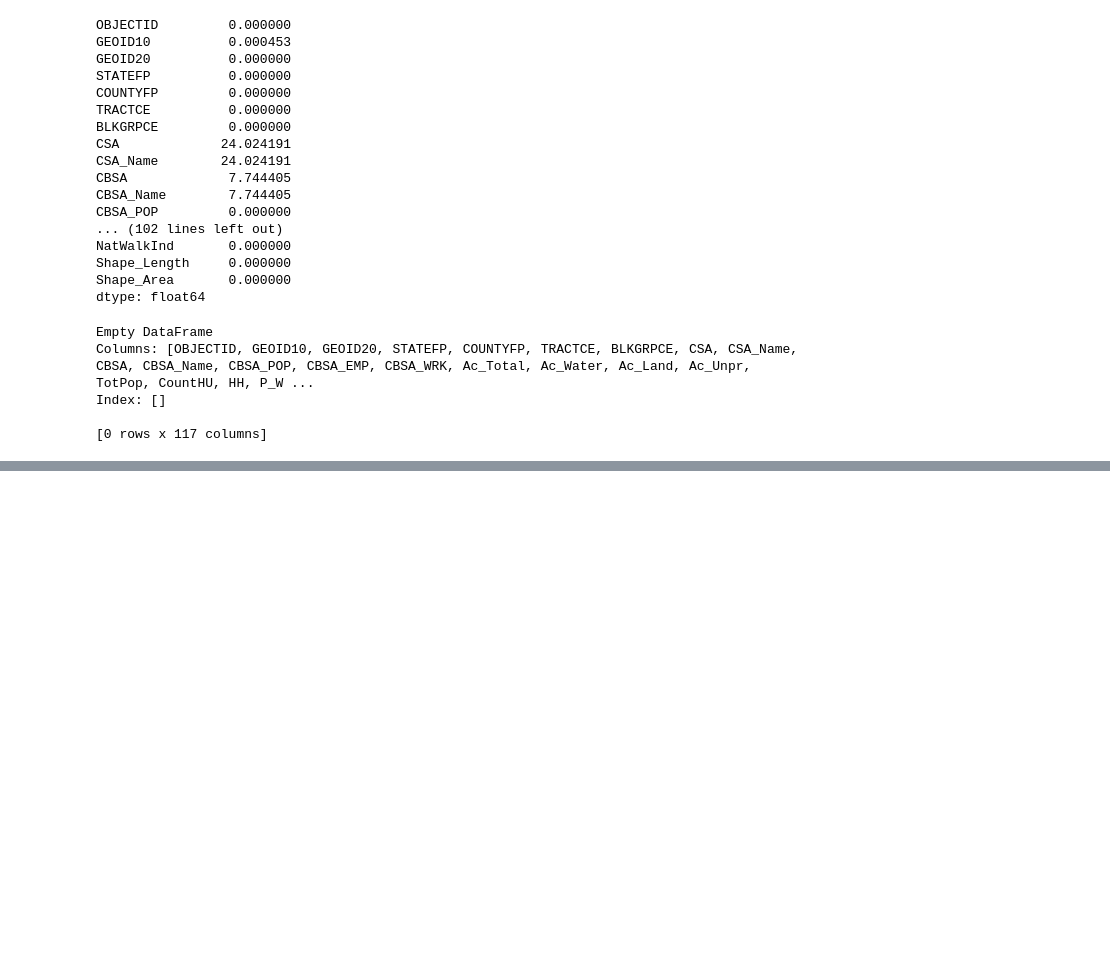
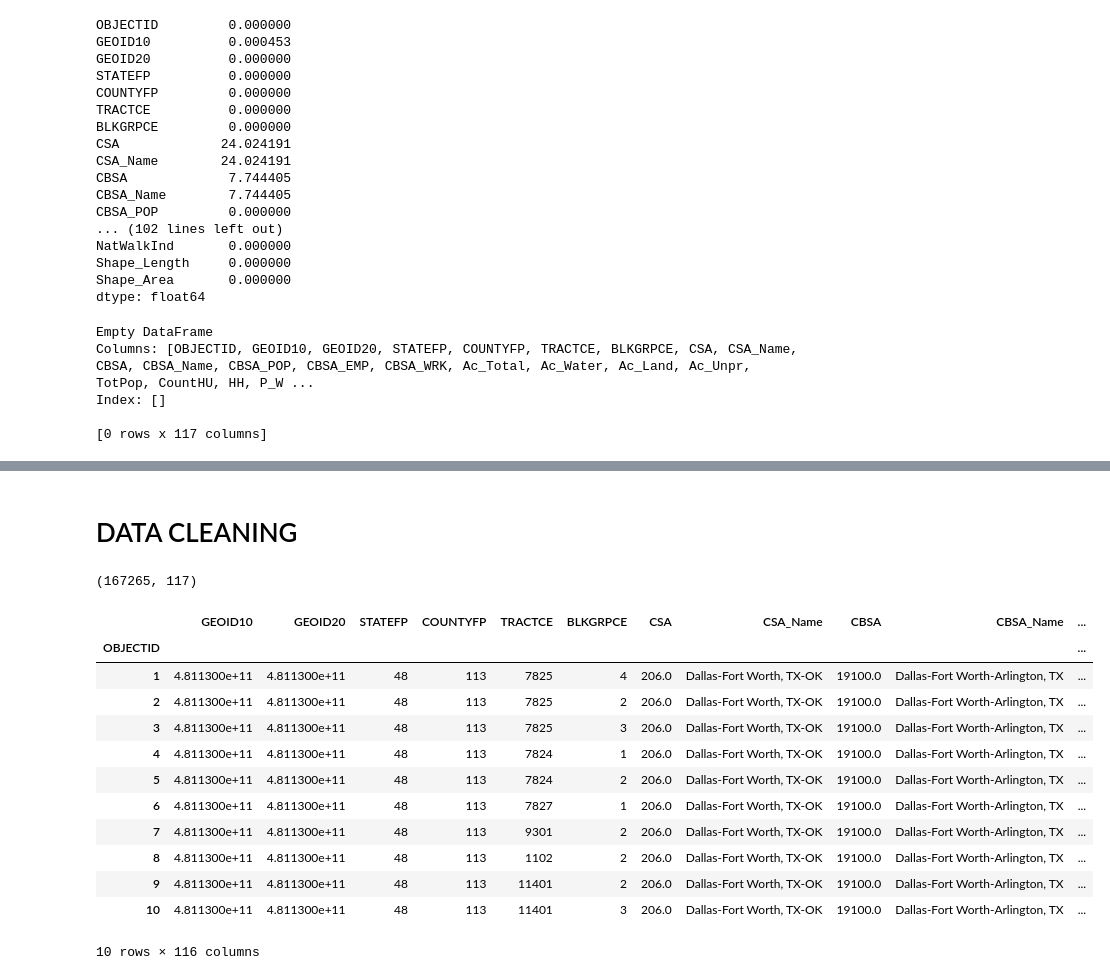
Before and after one commit to ARYAA98/Smart_Location_Database_Analysis, a Jupyter notebook: SmartLocation_Database_Analysis.ipynb, the cells around one changed output, grey strips where cells are left out. Cells and saved outputs as stored; diff of their text form; code cells hidden in the pictures; blank space fills up the shorter version.

Commit message:
Data cleaning

```diff
--- a/SmartLocation_Database_Analysis.ipynb
+++ b/SmartLocation_Database_Analysis.ipynb
@@ -144,3 +144,8 @@ Columns: [OBJECTID, GEOID10, GEOID20, STATEFP, COUNTYFP, TRACTCE, BLKGRPCE, CSA,
 Index: []
 
 [0 rows x 117 columns]
+# %%
+# to check for the  unique values in the dataset
+pd.set_option('display.max_rows', 500)  #to see all the values
+print(Smart_location_df.nunique())
+pd.reset_option('display.max_rows')  # Reset to default after printing
@@ -146,0 +170,26 @@ Index: []
+# %% [markdown]
+# DATA CLEANING
+# %%
+Smart_location_df=Smart_location_df.dropna()
+Smart_location_df.shape                     # to check the shape of the dataset after removing null values
+# %% [output]
+(167265, 117)
+# %%
+#to set the index to OBJECTID
+Smart_location_df=Smart_location_df.set_index("OBJECTID")
+# %%
+Smart_location_df.head(10)     # to view first few values
+# %% [output]
+|  | GEOID10 | GEOID20 | STATEFP | COUNTYFP | TRACTCE | BLKGRPCE | CSA | CSA_Name | CBSA | CBSA_Name | ... |
+| OBJECTID |  |  |  |  |  |  |  |  |  |  | ... |
+| 1 | 4.811300e+11 | 4.811300e+11 | 48 | 113 | 7825 | 4 | 206.0 | Dallas-Fort Worth, TX-OK | 19100.0 | Dallas-Fort Worth-Arlington, TX | ... |
+| 2 | 4.811300e+11 | 4.811300e+11 | 48 | 113 | 7825 | 2 | 206.0 | Dallas-Fort Worth, TX-OK | 19100.0 | Dallas-Fort Worth-Arlington, TX | ... |
+| 3 | 4.811300e+11 | 4.811300e+11 | 48 | 113 | 7825 | 3 | 206.0 | Dallas-Fort Worth, TX-OK | 19100.0 | Dallas-Fort Worth-Arlington, TX | ... |
+| 4 | 4.811300e+11 | 4.811300e+11 | 48 | 113 | 7824 | 1 | 206.0 | Dallas-Fort Worth, TX-OK | 19100.0 | Dallas-Fort Worth-Arlington, TX | ... |
+| 5 | 4.811300e+11 | 4.811300e+11 | 48 | 113 | 7824 | 2 | 206.0 | Dallas-Fort Worth, TX-OK | 19100.0 | Dallas-Fort Worth-Arlington, TX | ... |
+| 6 | 4.811300e+11 | 4.811300e+11 | 48 | 113 | 7827 | 1 | 206.0 | Dallas-Fort Worth, TX-OK | 19100.0 | Dallas-Fort Worth-Arlington, TX | ... |
+| 7 | 4.811300e+11 | 4.811300e+11 | 48 | 113 | 9301 | 2 | 206.0 | Dallas-Fort Worth, TX-OK | 19100.0 | Dallas-Fort Worth-Arlington, TX | ... |
+| 8 | 4.811300e+11 | 4.811300e+11 | 48 | 113 | 1102 | 2 | 206.0 | Dallas-Fort Worth, TX-OK | 19100.0 | Dallas-Fort Worth-Arlington, TX | ... |
+| 9 | 4.811300e+11 | 4.811300e+11 | 48 | 113 | 11401 | 2 | 206.0 | Dallas-Fort Worth, TX-OK | 19100.0 | Dallas-Fort Worth-Arlington, TX | ... |
+| 10 | 4.811300e+11 | 4.811300e+11 | 48 | 113 | 11401 | 3 | 206.0 | Dallas-Fort Worth, TX-OK | 19100.0 | Dallas-Fort Worth-Arlington, TX | ... |
+10 rows × 116 columns
```
Also changed, not shown: parts of 2 cells of this notebook.
